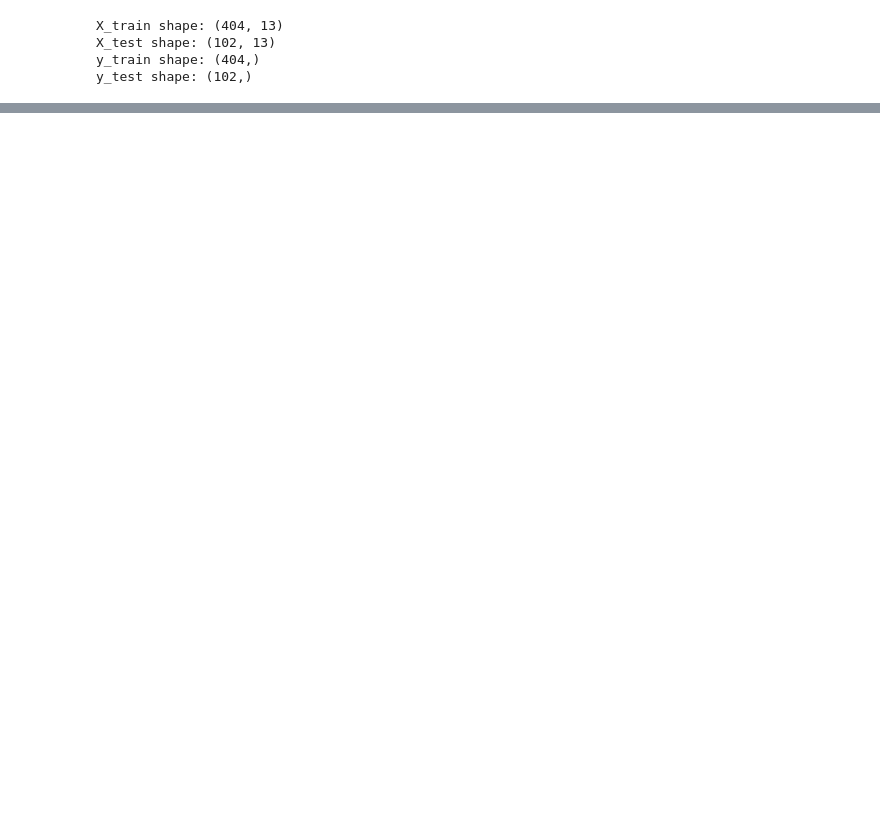
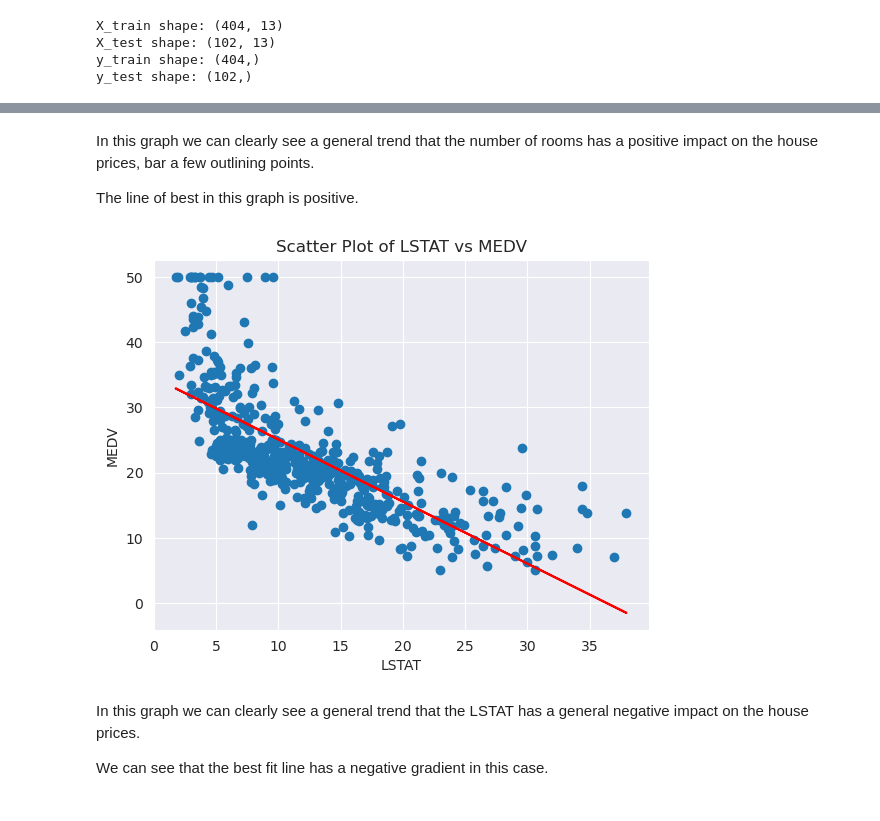
Before and after one commit to mattoh2410/F20DXCW, a Jupyter notebook: F20DX_CW.ipynb, the cells around one changed output, grey strips where cells are left out. Saved outputs shown, nothing was run; the diff lists cells and outputs as text; code cells hidden in the pictures; blank space fills up the shorter version.

```diff
--- a/F20DX_CW.ipynb
+++ b/F20DX_CW.ipynb
@@ -65,0 +158,26 @@ y_test shape: (102,)
+# %% [markdown]
+In this graph we can clearly see a general trend that the number of rooms has a positive impact on the house prices, bar a few outlining points.
+
+The line of best in this graph is positive.
+# %%
+plt.scatter(data['LSTAT'], data['MEDV'])
+plt.xlabel('LSTAT')
+plt.ylabel('MEDV')
+plt.title('Scatter Plot of LSTAT vs MEDV')
+
+# Calculate the best fit line
+fit = np.polyfit(data['LSTAT'], data['MEDV'], 1)
+line = np.poly1d(fit)
+
+# Plot the best fit line
+plt.plot(data['LSTAT'], line(data['LSTAT']), color='red')
+
+plt.show()
+# %% [output]
+[figure, added]
+# %% [markdown]
+In this graph we can clearly see a general trend that the LSTAT has a general negative impact on the house prices.
+
+We can see that the best fit line has a negative gradient in this case.
+
+#
```
Also changed, not shown: parts of 15 cells of this notebook.
